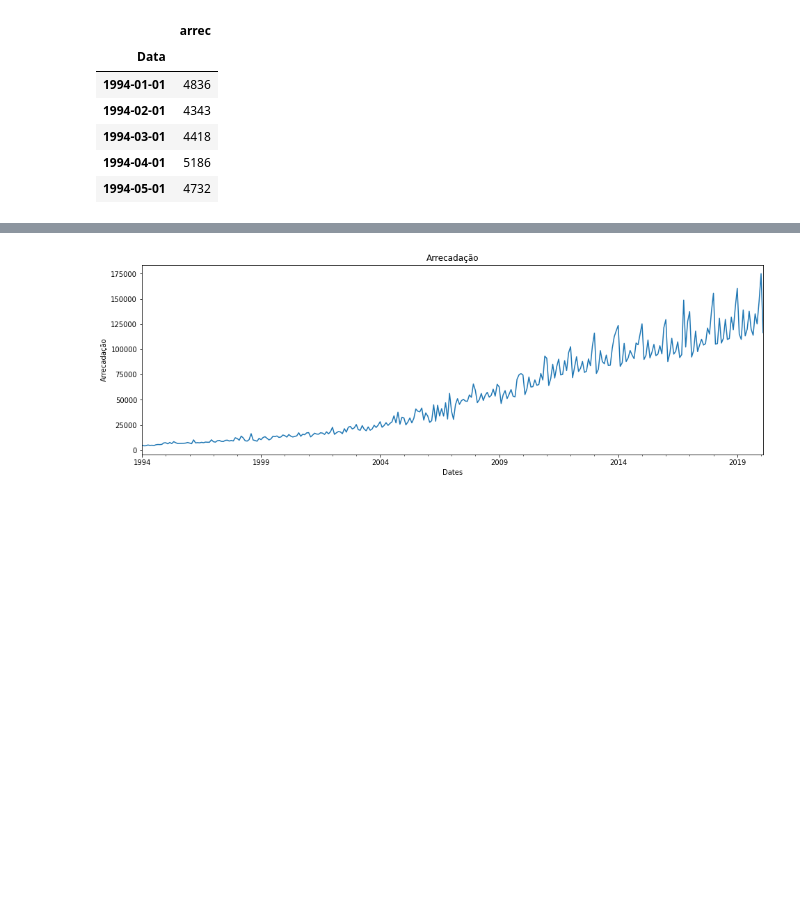
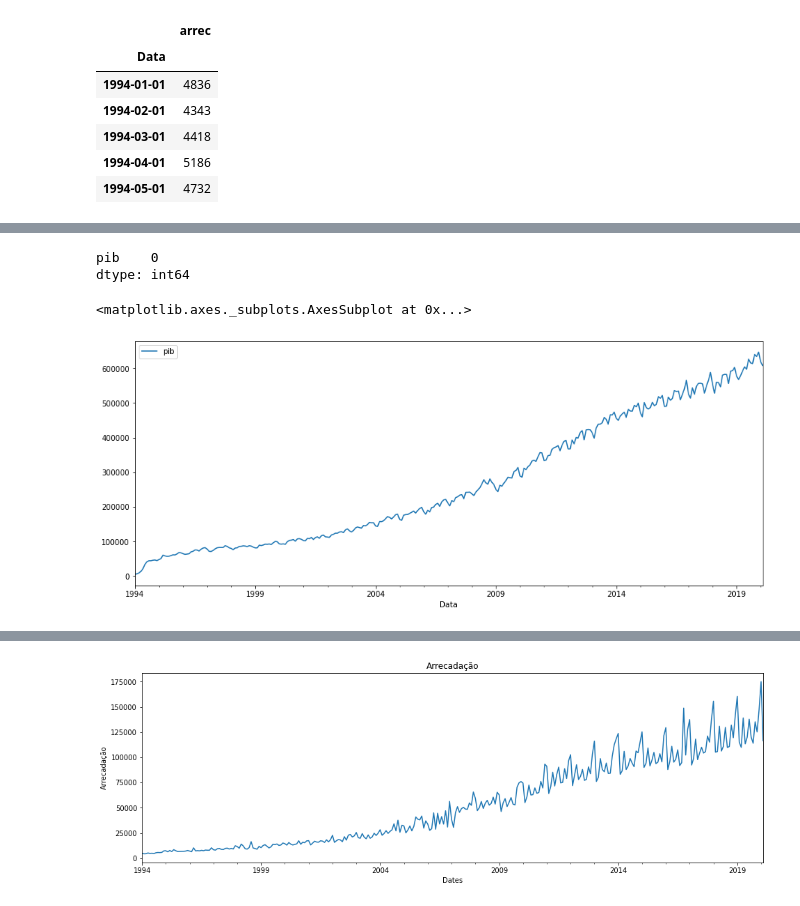
Before and after one commit to mmbs1989/DSWP-Aluno, a Jupyter notebook: Notebook TCC.ipynb, the cells around one changed output, grey strips where cells are left out. Saved outputs shown, nothing was run; the diff lists cells and outputs as text; code cells hidden in the pictures; blank space fills up the shorter version.

```diff
--- a/Notebook TCC.ipynb
+++ b/Notebook TCC.ipynb
@@ -157,0 +178,9 @@ memory usage: 4.9 KB
+# %%
+# Carregar bibliotecas e ler os arquivos
+import pandas as pd
+dfpib = pd.read_csv("https://raw.githubusercontent.com/mmbs1989/DSWP-Aluno/main/dadostccdata.csv")
+dfp = pd.read_csv("https://raw.githubusercontent.com/mmbs1989/DSWP-Aluno/main/dadostccpib.csv")
+# %%
+# Juntar as tabelas carregadas e definir o nome da coluna
+dfpib['pib'] = dfp['pib']
+dfpib.head()
@@ -157,0 +203,4 @@ memory usage: 4.9 KB
+# %%
+# Retirar as linhas que não serão utilizadas na análise
+dfpib = dfpib.drop(dfpib.index[314:])
+dfpib.tail()
@@ -157,0 +214,5 @@ memory usage: 4.9 KB
+# %%
+# Transformar o tipo das colunas e definir o index
+dfpib['pib'] = pd.to_numeric(dfpib['pib'])
+dfpib['Data'] = pd.to_datetime(dfpib['Data'])
+dfpib.set_index('Data', inplace=True)
@@ -157,0 +242,12 @@ memory usage: 4.9 KB
+# %%
+# Confirmar se há valores nulos
+dfpib.isnull().sum()
+# %% [output]
+pib    0
+dtype: int64
+# %%
+# Gráfico dos valores
+dfpib.plot(figsize=(15,6))
+# %% [output]
+<matplotlib.axes._subplots.AxesSubplot at 0x...>
+[figure, added]
```
Also changed, not shown: parts of 39 cells of this notebook.
